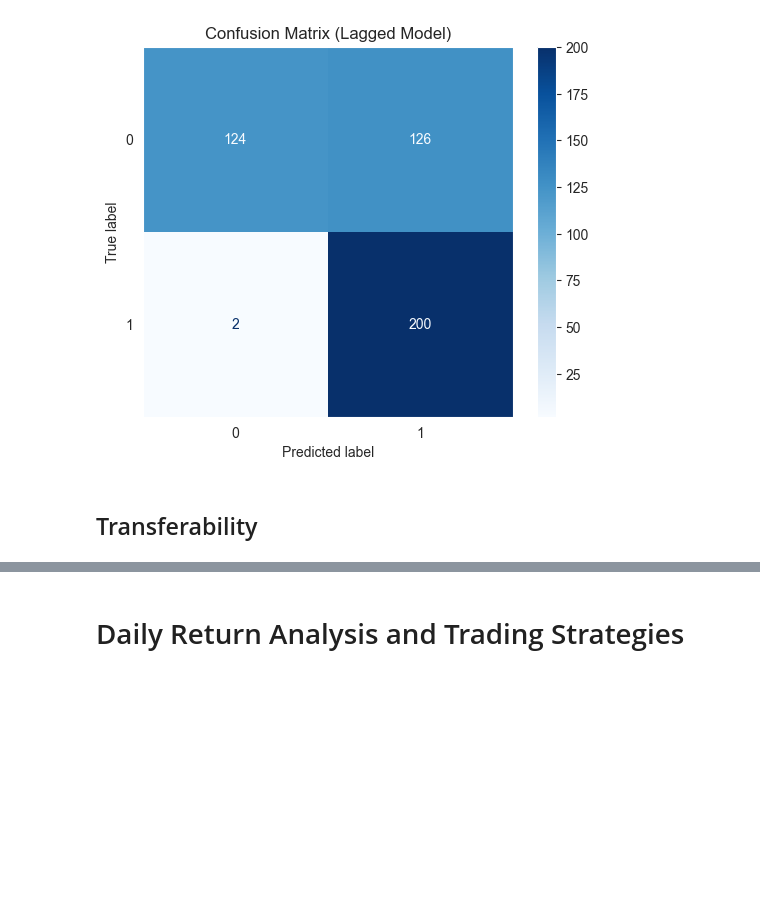
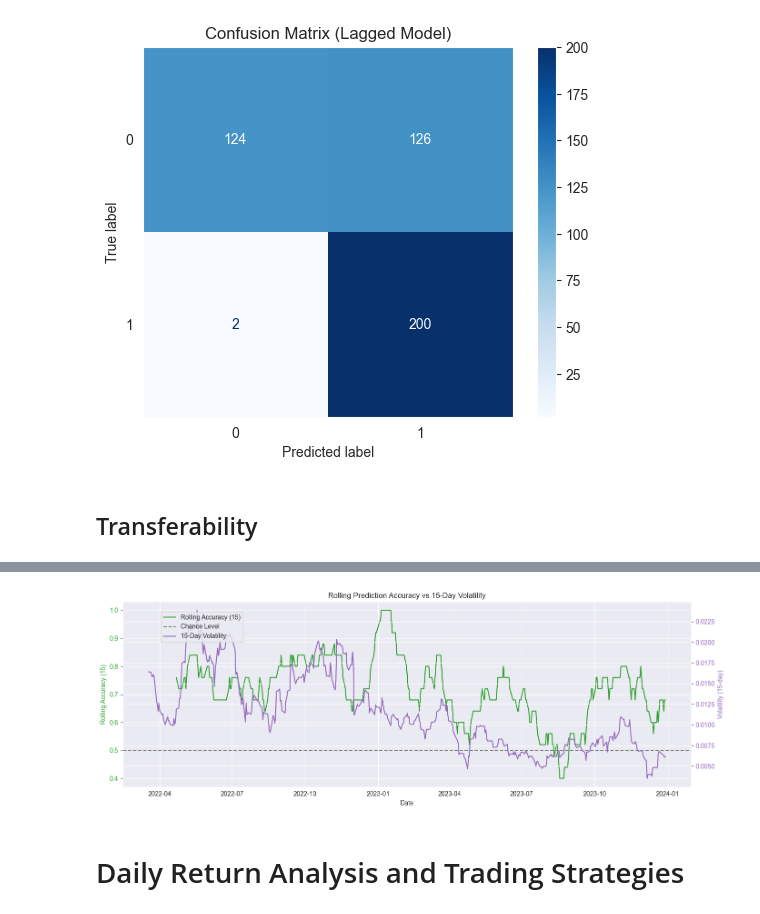
Before and after one commit to eliashuber2401/Machine-Learning-Project-Finance, a Jupyter notebook: Project main/Predictor - copy.ipynb, the cells around one changed output, grey strips where cells are left out. Drawn from its saved outputs; the diff is of its cells as text; code cells hidden in the pictures; blank space fills up the shorter version.

```diff
--- a/Project main/Predictor - copy.ipynb
+++ b/Project main/Predictor - copy.ipynb
@@ -753,0 +835,7 @@ Test accuracy : 76.60%
+# %%
+df_transferability = fetch_data('AMZN', '2015-01-01', '2023-12-31')
+df_transferability
+X_transfer, Y_transfer, X_train_transfer, Y_train_transfer, X_test_transfer, Y_test_transfer = return_data(df_transferability,target_type='Target_01',train_frac=.8)
+X_transfer = min_max(X_transfer)
+X_train_transfer = min_max(X_train_transfer)
+X_test_transfer = min_max(X_test_transfer)
@@ -753,0 +844,5 @@ Test accuracy : 76.60%
+# %%
+model_regression, metrics_history, X_test, Y_test, X_full, df = joblib.load("regression_model_outputs.pkl")
+# Evaluation
+print(f'The final train accuracy: {metrics_history["accuracy"][-1]:.2f}%')
+print(f'Test accuracy: {accuracy_reg(model_regression.decision_function(X_test_transfer), Y_test_transfer):.2f}%')
@@ -754,3 +852,71 @@ Test accuracy : 76.60%
+# %%
+model_regression, metrics_history, X_test, Y_test, X_full, df = joblib.load("regression_model_outputs.pkl")
+
+# Ensure Date column exists
+if 'Date' not in df.columns and df.index.name == 'Date':
+    df = df.reset_index()
+
+# Prepare indicators and labels
+df_copy = df.copy()
+df_copy['Trend'] = df_copy['Close'].rolling(window=5).mean().shift(-1) > df_copy['Close']
+df_copy['Target_01'] = np.where(df_copy['Trend'], 1, 0)
+df_copy['Target_-1'] = np.where(df_copy['Trend'], 1, -1)
+df_copy = compute_technical_indicators(df_copy, 3, 14)
+df_copy = df_copy.reset_index(drop=True)
+df_copy.dropna(inplace=True)
+
+# Align dates with model input
+date_series = df_copy['Date'].iloc[-len(X_full):].values
+split_idx = int(len(X_transfer) * 0.8)
+test_dates = date_series[split_idx:]
+
+# Model predictions
+Y_pred_transfer = model_regression(X_test_transfer)
+Y_pred_labels = (Y_pred_transfer > 0.5).astype(int).flatten()
+Y_true_labels = Y_test_transfer.flatten()
+
+# Accuracy computation
+results_df = pd.DataFrame({
+    'Date': test_dates,
+    'True': Y_true_labels,
+    'Predicted': Y_pred_labels
+})
+results_df['Correct'] = results_df['True'] == results_df['Predicted']
+results_df['Rolling_Accuracy'] = results_df['Correct'].rolling(window=25).mean()
+
+# Volatility computation
+df_copy['Daily_Return'] = df_copy['Close'].pct_change()
+df_copy['Volatility_15d'] = df_copy['Daily_Return'].rolling(window=15).std()
+vol_series = df_copy['Volatility_15d'].iloc[-len(X_full):].values
+vol_test = vol_series[split_idx:]
+
+# --- Combined Plot ---
+fig, ax1 = plt.subplots(figsize=(14, 5))
+
+# Plot Rolling Accuracy
+color1 = 'tab:green'
+ax1.set_xlabel('Date')
+ax1.set_ylabel('Rolling Accuracy (15)', color=color1)
+ax1.plot(test_dates, results_df['Rolling_Accuracy'], color=color1, label='Rolling Accuracy (15)')
+ax1.axhline(0.5, color='gray', linestyle='--', label='Chance Level')
+ax1.tick_params(axis='y', labelcolor=color1)
+
+# Create second y-axis
+ax2 = ax1.twinx()
+color2 = 'tab:purple'
+ax2.set_ylabel('Volatility (15-day)', color=color2)
+ax2.plot(test_dates, vol_test, color=color2, label='15-Day Volatility')
+ax2.tick_params(axis='y', labelcolor=color2)
+
+# Title and layout
+plt.title('Rolling Prediction Accuracy vs 15-Day Volatility')
+fig.tight_layout()
+fig.legend(loc='upper left', bbox_to_anchor=(0.1, 0.9))
+plt.xticks(rotation=45)
+plt.grid(True)
+plt.show()
+# %% [output]
+[figure, added]
 # %% [markdown]
 # Daily Return Analysis and Trading Strategies
 # %% [markdown]
```
Also changed, not shown: parts of 11 cells of this notebook, 3 other files.
